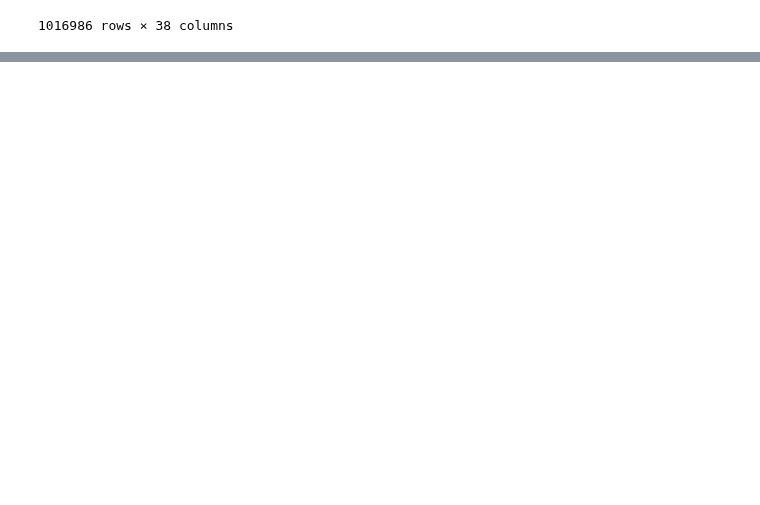
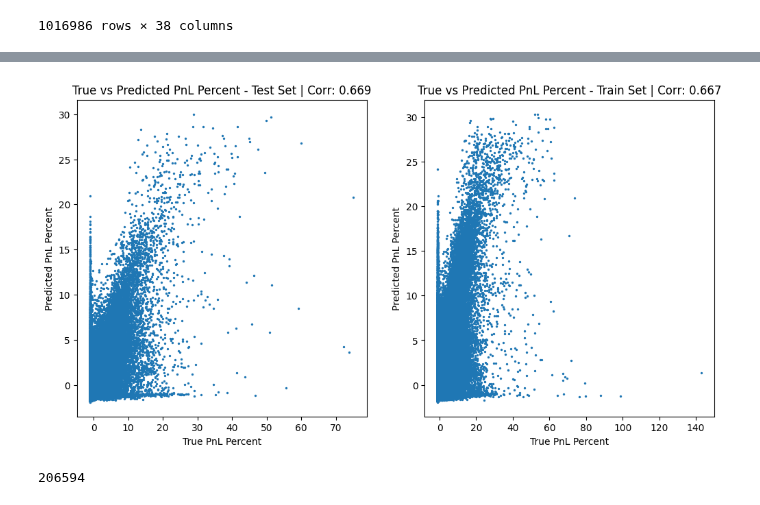
Before and after one commit to Omairss/spectral_nature, a Jupyter notebook: notebooks/alpaca_ml_playground.ipynb, the cells around one changed output, grey strips where cells are left out. Saved outputs shown, nothing was run; the diff lists cells and outputs as text; code cells hidden in the pictures; blank space fills up the shorter version.

Commit message:
ML Model Updates

```diff
--- a/notebooks/alpaca_ml_playground.ipynb
+++ b/notebooks/alpaca_ml_playground.ipynb
@@ -359,0 +528,23 @@ Epoch 028 | Loss = 2.1545 | Classification Loss: 0.9759 | Regression Loss: 1.178
+# %%
+fig, axs = plt.subplots(1, 2, figsize = (12, 6))
+test_corr = np.corrcoef(y_reg_test, y_reg_pred)[0, 1]
+axs[0].scatter(invert_reg_scale(y_reg_test, denom_reg_scale, min_reg_scale),
+               invert_reg_scale(y_reg_pred, denom_reg_scale, min_reg_scale), s = 2)
+axs[0].set_xlabel('True PnL Percent')
+axs[0].set_ylabel('Predicted PnL Percent')
+axs[0].set_title(f'True vs Predicted PnL Percent - Test Set | Corr: {test_corr:.3f}')
+
+logits = model(torch.from_numpy(X_train).to(device))[:, 1].detach().cpu().numpy()
+train_corr = np.corrcoef(y_reg_train, logits)[0, 1]
+axs[1].scatter(invert_reg_scale(y_reg_train, denom_reg_scale, min_reg_scale),
+               invert_reg_scale(logits, denom_reg_scale, min_reg_scale), s = 2)
+axs[1].set_xlabel('True PnL Percent')
+axs[1].set_ylabel('Predicted PnL Percent')
+axs[1].set_title(f'True vs Predicted PnL Percent - Train Set | Corr: {train_corr:.3f}')
+plt.show()
+# %% [output]
+[figure, added]
+# %%
+sum(p.numel() for p in model.parameters() if p.requires_grad)
+# %% [output]
+206594
```
Also changed, not shown: parts of 12 cells of this notebook.
